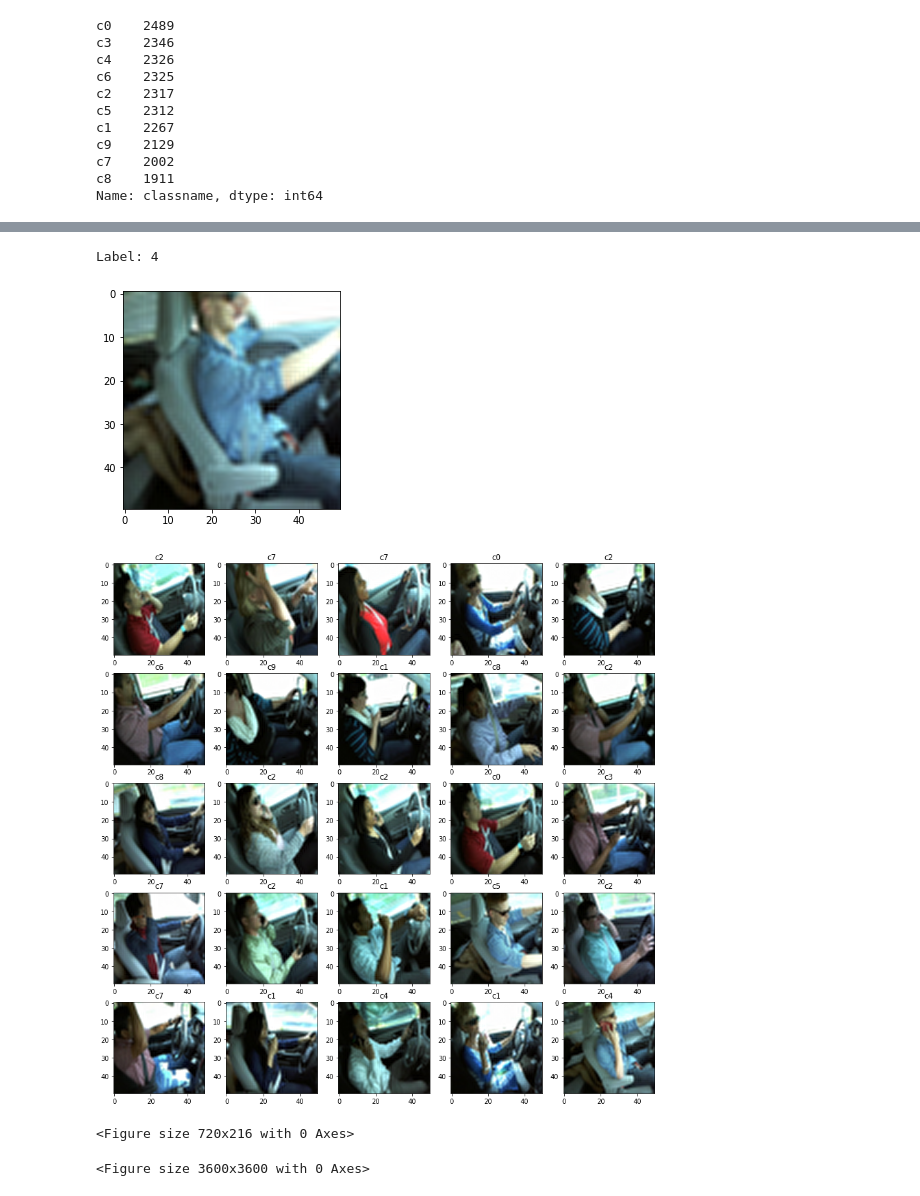
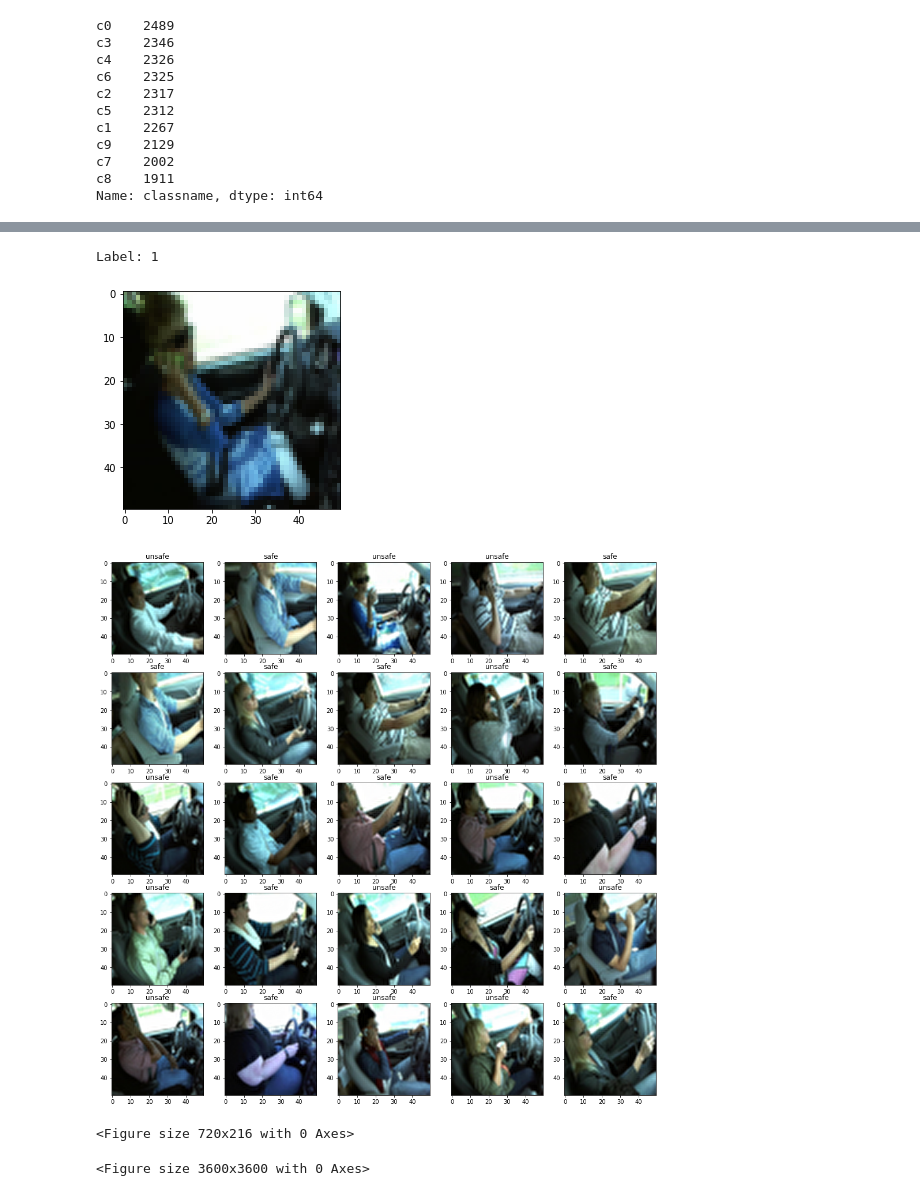
Before and after one commit to Mainakdeb/eyes-on-the-road, a Jupyter notebook: train-motor-sentinel.ipynb, the cells around one changed output, grey strips where cells are left out. Drawn from its saved outputs; the diff is of its cells as text; code cells hidden in the pictures.

```diff
--- a/train-motor-sentinel.ipynb
+++ b/train-motor-sentinel.ipynb
@@ -109,14 +186,14 @@ print(len(data))
 # %%
 train_set, val_set = torch.utils.data.random_split(data, [len(data)-2000, 2000])
 sample = next(iter(train_set))
 image,label = sample
 x=np.transpose(image, (1, 2, 0))
 u_x = x / 2 + 0.5  # to prevent 'Clipping input data to the valid range ..'
-plt.imshow(u_x, interpolation='sinc')
+plt.imshow(u_x, interpolation='none')
 print("Label:", label)
 # %% [output]
-Label: 4
+Label: 1
-[figure, old version]
+[figure, new version]
 # %%
 train_loader = torch.utils.data.DataLoader(
     train_set
@@ -124,9 +201,9 @@ train_loader = torch.utils.data.DataLoader(
     ,shuffle=True
 )
 
-emotions = ['c0', 'c3', 'c4', 'c6', 'c2', 'c5', 'c1', 'c9', 'c7', 'c8']
+emotions = ['safe', 'unsafe']
 
-fig, axs = plt.subplots(5, 5, figsize=(15,15))
+fig, axs = plt.subplots(5, 5, figsize=(17,17))
 fig = plt.figure(figsize=(10,3))
 trans = transforms.ToPILImage()
 plt.figure(figsize=(50,50))
@@ -148,6 +225,6 @@ for i in range(5):
             break
 plt.show()
 # %% [output]
-[figure, old version]
+[figure, new version]
 <Figure size 720x216 with 0 Axes>
 <Figure size 3600x3600 with 0 Axes>
```
Also changed, not shown: parts of 15 cells of this notebook.
